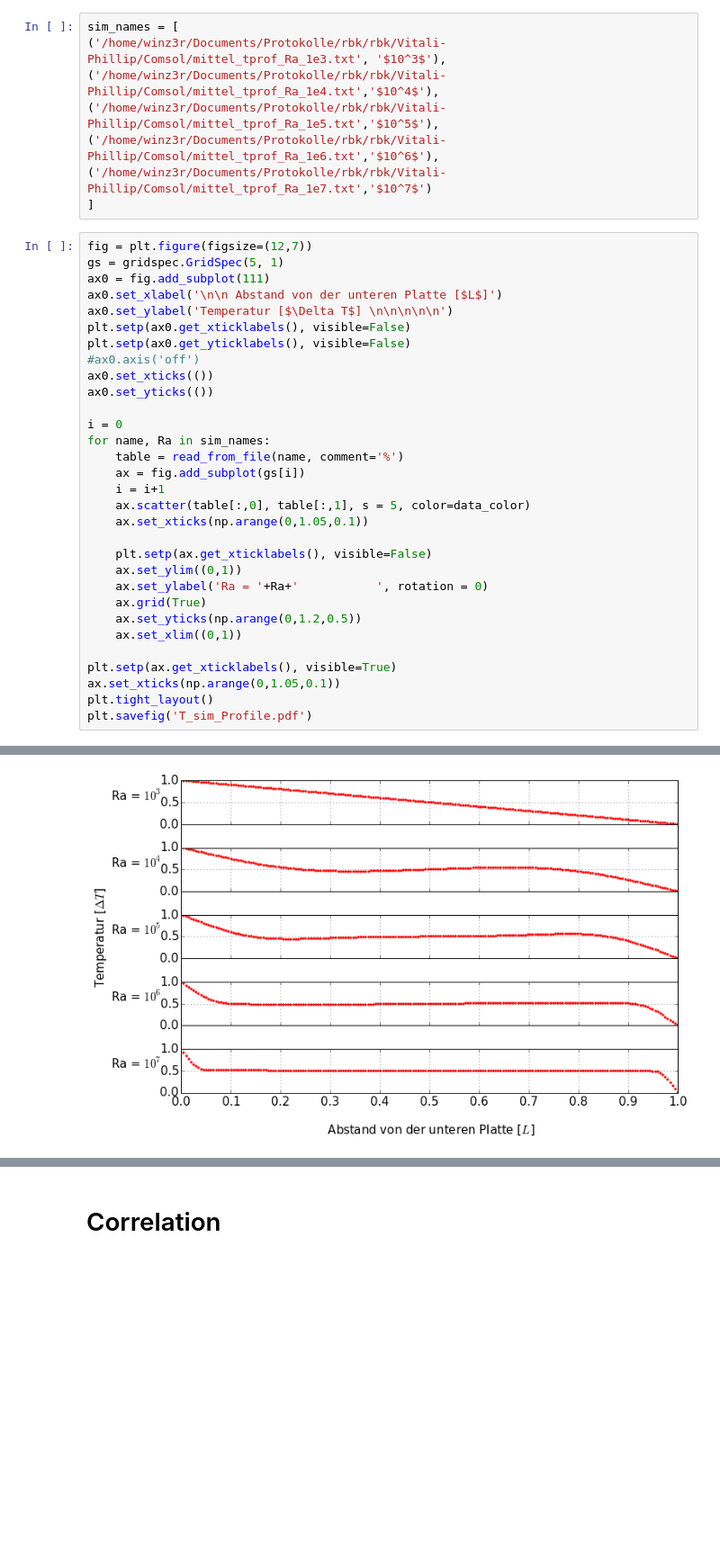
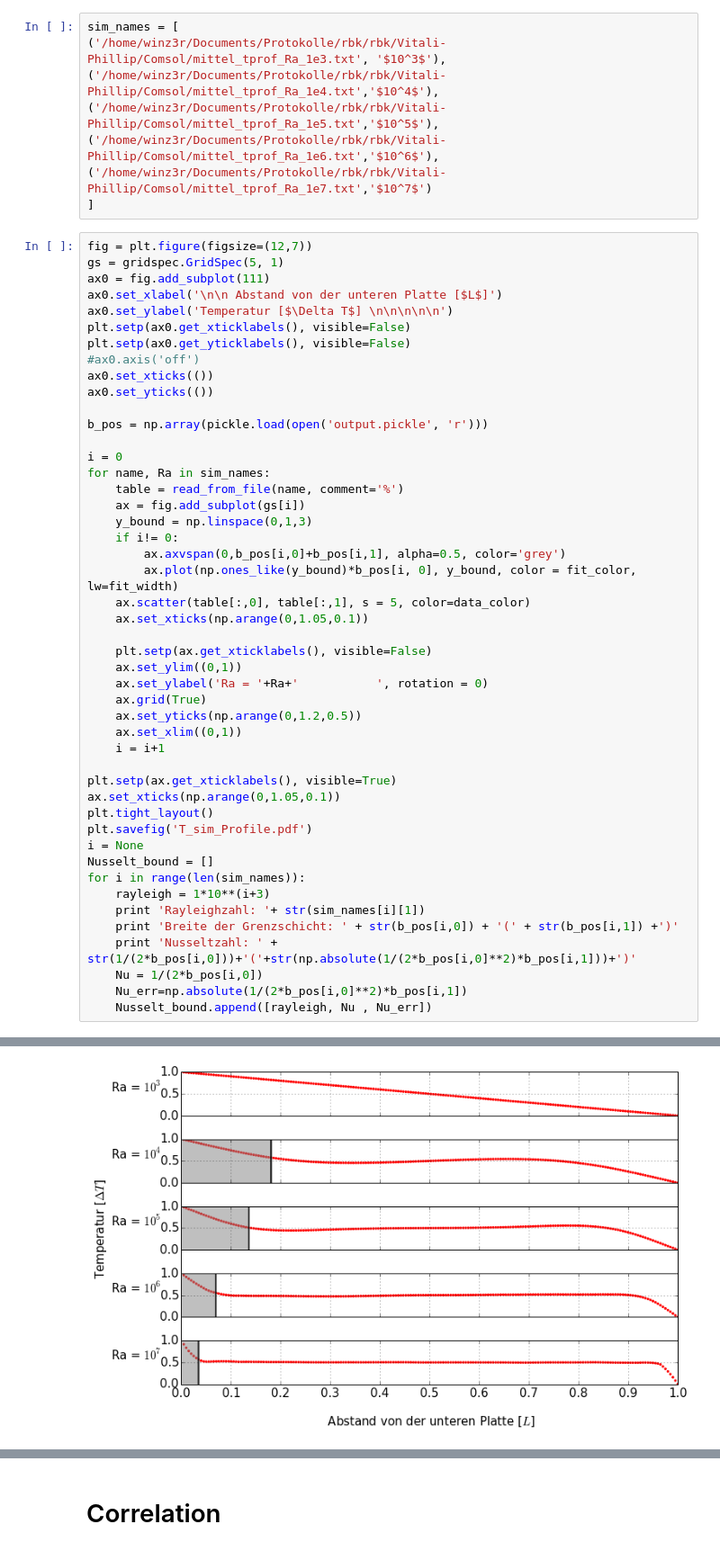
Before and after one commit to pmarszal/Protokolle, a Jupyter notebook: rbk/plots/temperature.ipynb, the cells around one changed output, grey strips where cells are left out. Shown at 90% size. Saved outputs shown, nothing was run; the diff lists cells and outputs as text; blank space fills up the shorter version.

```diff
--- a/rbk/plots/temperature.ipynb
+++ b/rbk/plots/temperature.ipynb
@@ -202,11 +203,16 @@ plt.setp(ax0.get_yticklabels(), visible=False)
 ax0.set_xticks(())
 ax0.set_yticks(())
 
+b_pos = np.array(pickle.load(open('output.pickle', 'r')))
+
 i = 0
 for name, Ra in sim_names:
     table = read_from_file(name, comment='%')
     ax = fig.add_subplot(gs[i])
-    i = i+1
+    y_bound = np.linspace(0,1,3)
+    if i!= 0:
+        ax.axvspan(0,b_pos[i,0]+b_pos[i,1], alpha=0.5, color='grey')
+        ax.plot(np.ones_like(y_bound)*b_pos[i, 0], y_bound, color = fit_color, lw=fit_width)
     ax.scatter(table[:,0], table[:,1], s = 5, color=data_color)
     ax.set_xticks(np.arange(0,1.05,0.1))
 
@@ -216,9 +222,20 @@ for name, Ra in sim_names:
     ax.grid(True)
     ax.set_yticks(np.arange(0,1.2,0.5))
     ax.set_xlim((0,1))
+    i = i+1
 
 plt.setp(ax.get_xticklabels(), visible=True)
 ax.set_xticks(np.arange(0,1.05,0.1))
 plt.tight_layout()
 plt.savefig('T_sim_Profile.pdf')
+i = None
+Nusselt_bound = []
+for i in range(len(sim_names)):
+    rayleigh = 1*10**(i+3)
+    print 'Rayleighzahl: '+ str(sim_names[i][1])
+    print 'Breite der Grenzschicht: ' + str(b_pos[i,0]) + '(' + str(b_pos[i,1]) +')'
+    print 'Nusseltzahl: ' + str(1/(2*b_pos[i,0]))+'('+str(np.absolute(1/(2*b_pos[i,0]**2)*b_pos[i,1]))+')'
+    Nu = 1/(2*b_pos[i,0])
+    Nu_err=np.absolute(1/(2*b_pos[i,0]**2)*b_pos[i,1])
+    Nusselt_bound.append([rayleigh, Nu , Nu_err])
 # %% [output]
@@ -225 +257 @@ plt.savefig('T_sim_Profile.pdf')
-[figure, old version]
+[figure, new version]
```
Also changed, not shown: parts of 9 cells of this notebook, 19 other files.
